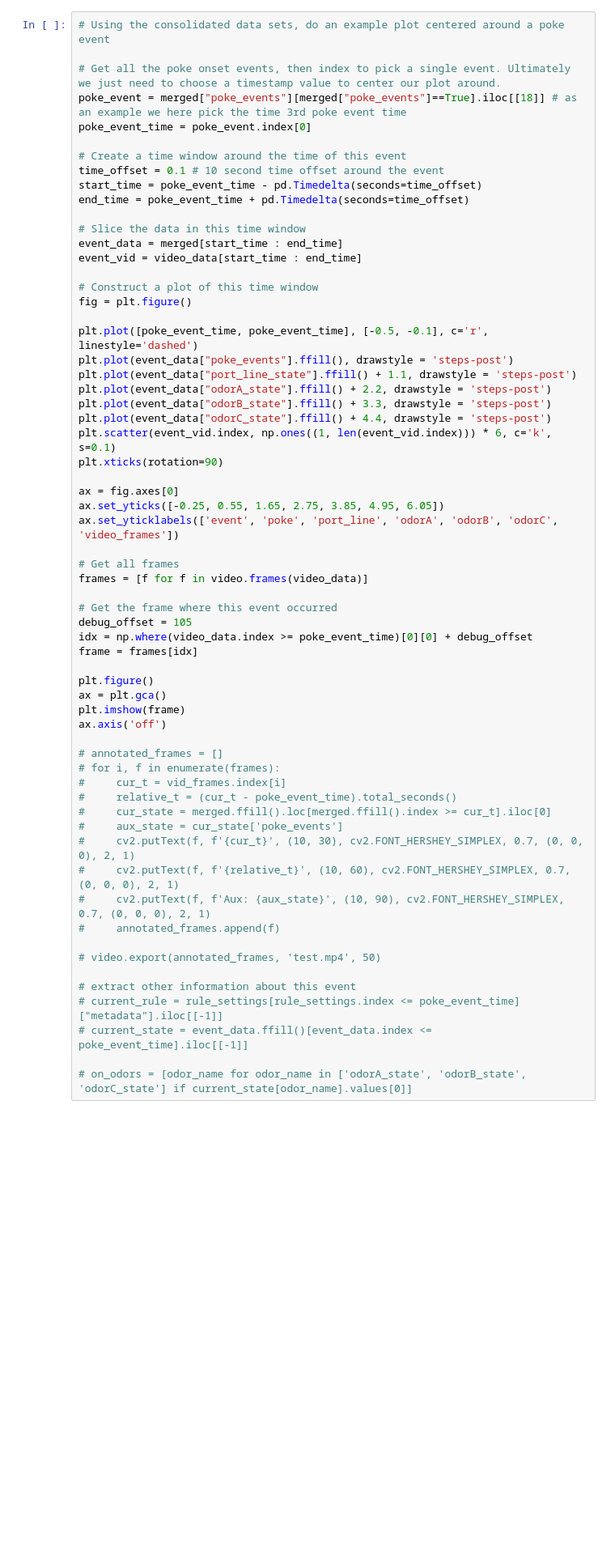
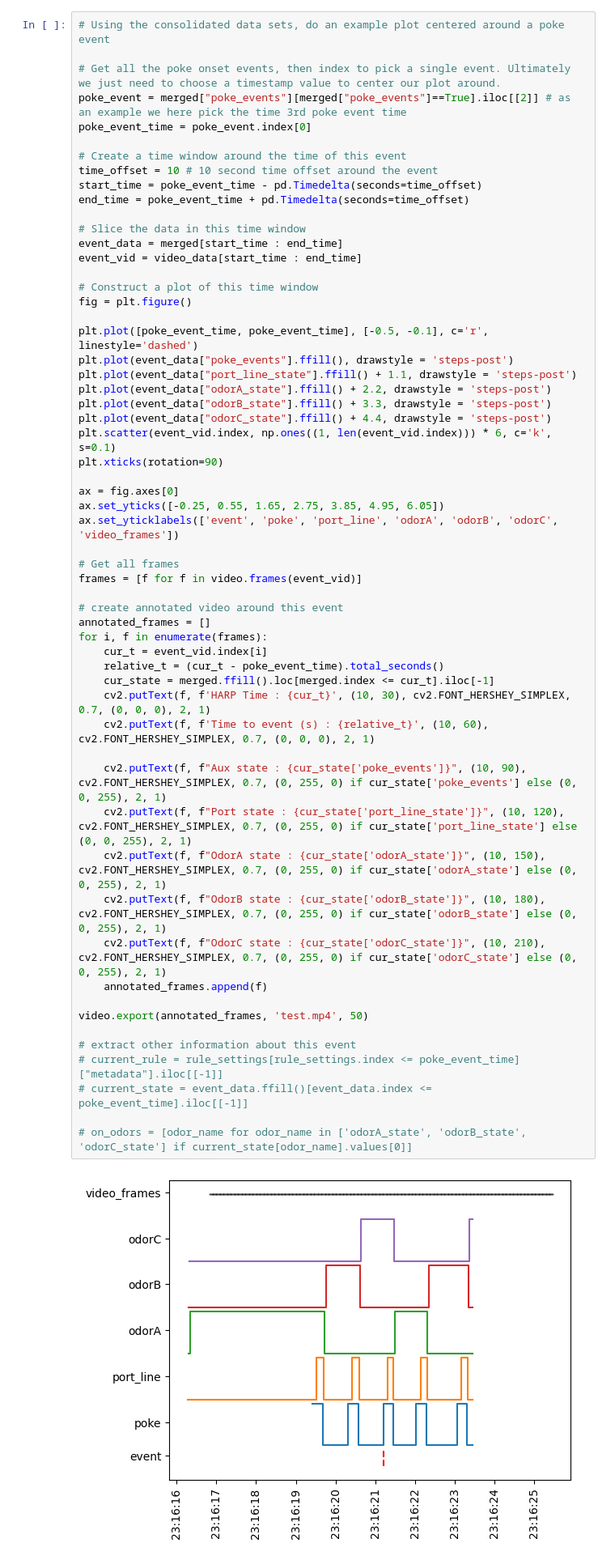
Before and after one commit to goatsofnaxos/Delphi, a Jupyter notebook: analysis/test.ipynb, the cells around one changed output. Shown at 81% size. Saved outputs shown, nothing was run; the diff lists cells and outputs as text; blank space fills up the shorter version.

```diff
--- a/analysis/test.ipynb
+++ b/analysis/test.ipynb
@@ -89,62 +89,59 @@ DotMap(lineMappings=DotMap(odorMap=[DotMap(name='OdorA', line=6), DotMap(name='O
 # Using the consolidated data sets, do an example plot centered around a poke event
 
 # Get all the poke onset events, then index to pick a single event. Ultimately we just need to choose a timestamp value to center our plot around.
-poke_event = merged["poke_events"][merged["poke_events"]==True].iloc[[18]] # as an example we here pick the time 3rd poke event time
+poke_event = merged["poke_events"][merged["poke_events"]==True].iloc[[2]] # as an example we here pick the time 3rd poke event time
 poke_event_time = poke_event.index[0]
 
 # Create a time window around the time of this event
-time_offset = 0.1 # 10 second time offset around the event
+time_offset = 10 # 10 second time offset around the event
 start_time = poke_event_time - pd.Timedelta(seconds=time_offset)
 end_time = poke_event_time + pd.Timedelta(seconds=time_offset)
 
 # Slice the data in this time window
 event_data = merged[start_time : end_time]
 event_vid = video_data[start_time : end_time]
 
 # Construct a plot of this time window
 fig = plt.figure()
 
 plt.plot([poke_event_time, poke_event_time], [-0.5, -0.1], c='r', linestyle='dashed')
 plt.plot(event_data["poke_events"].ffill(), drawstyle = 'steps-post')
 plt.plot(event_data["port_line_state"].ffill() + 1.1, drawstyle = 'steps-post')
 plt.plot(event_data["odorA_state"].ffill() + 2.2, drawstyle = 'steps-post')
 plt.plot(event_data["odorB_state"].ffill() + 3.3, drawstyle = 'steps-post')
 plt.plot(event_data["odorC_state"].ffill() + 4.4, drawstyle = 'steps-post')
 plt.scatter(event_vid.index, np.ones((1, len(event_vid.index))) * 6, c='k', s=0.1)
 plt.xticks(rotation=90)
 
 ax = fig.axes[0]
 ax.set_yticks([-0.25, 0.55, 1.65, 2.75, 3.85, 4.95, 6.05])
 ax.set_yticklabels(['event', 'poke', 'port_line', 'odorA', 'odorB', 'odorC', 'video_frames'])
 
 # Get all frames
-frames = [f for f in video.frames(video_data)]
+frames = [f for f in video.frames(event_vid)]
 
-# Get the frame where this event occurred
-debug_offset = 105
-idx = np.where(video_data.index >= poke_event_time)[0][0] + debug_offset
-frame = frames[idx]
+# create annotated video around this event
+annotated_frames = []
+for i, f in enumerate(frames):
+    cur_t = event_vid.index[i]
+    relative_t = (cur_t - poke_event_time).total_seconds()
+    cur_state = merged.ffill().loc[merged.index <= cur_t].iloc[-1]
+    cv2.putText(f, f'HARP Time : {cur_t}', (10, 30), cv2.FONT_HERSHEY_SIMPLEX, 0.7, (0, 0, 0), 2, 1)
+    cv2.putText(f, f'Time to event (s) : {relative_t}', (10, 60), cv2.FONT_HERSHEY_SIMPLEX, 0.7, (0, 0, 0), 2, 1)
 
-plt.figure()
-ax = plt.gca()
-plt.imshow(frame)
-ax.axis('off')
+    cv2.putText(f, f"Aux state : {cur_state['poke_events']}", (10, 90), cv2.FONT_HERSHEY_SIMPLEX, 0.7, (0, 255, 0) if cur_state['poke_events'] else (0, 0, 255), 2, 1)
+    cv2.putText(f, f"Port state : {cur_state['port_line_state']}", (10, 120), cv2.FONT_HERSHEY_SIMPLEX, 0.7, (0, 255, 0) if cur_state['port_line_state'] else (0, 0, 255), 2, 1)
+    cv2.putText(f, f"OdorA state : {cur_state['odorA_state']}", (10, 150), cv2.FONT_HERSHEY_SIMPLEX, 0.7, (0, 255, 0) if cur_state['odorA_state'] else (0, 0, 255), 2, 1)
+    cv2.putText(f, f"OdorB state : {cur_state['odorB_state']}", (10, 180), cv2.FONT_HERSHEY_SIMPLEX, 0.7, (0, 255, 0) if cur_state['odorB_state'] else (0, 0, 255), 2, 1)
+    cv2.putText(f, f"OdorC state : {cur_state['odorC_state']}", (10, 210), cv2.FONT_HERSHEY_SIMPLEX, 0.7, (0, 255, 0) if cur_state['odorC_state'] else (0, 0, 255), 2, 1)
+    annotated_frames.append(f)
 
-# annotated_frames = []
-# for i, f in enumerate(frames):
-#     cur_t = vid_frames.index[i]
-#     relative_t = (cur_t - poke_event_time).total_seconds()
-#     cur_state = merged.ffill().loc[merged.ffill().index >= cur_t].iloc[0]
-#     aux_state = cur_state['poke_events']
-#     cv2.putText(f, f'{cur_t}', (10, 30), cv2.FONT_HERSHEY_SIMPLEX, 0.7, (0, 0, 0), 2, 1)
-#     cv2.putText(f, f'{relative_t}', (10, 60), cv2.FONT_HERSHEY_SIMPLEX, 0.7, (0, 0, 0), 2, 1)
-#     cv2.putText(f, f'Aux: {aux_state}', (10, 90), cv2.FONT_HERSHEY_SIMPLEX, 0.7, (0, 0, 0), 2, 1)
-#     annotated_frames.append(f)
-
-# video.export(annotated_frames, 'test.mp4', 50)
+video.export(annotated_frames, 'test.mp4', 50)
 
 # extract other information about this event
 # current_rule = rule_settings[rule_settings.index <= poke_event_time]["metadata"].iloc[[-1]]
 # current_state = event_data.ffill()[event_data.index <= poke_event_time].iloc[[-1]]
 
 # on_odors = [odor_name for odor_name in ['odorA_state', 'odorB_state', 'odorC_state'] if current_state[odor_name].values[0]]
+# %% [output]
+[figure, added]
```
Also changed, not shown: parts of 3 cells of this notebook.
